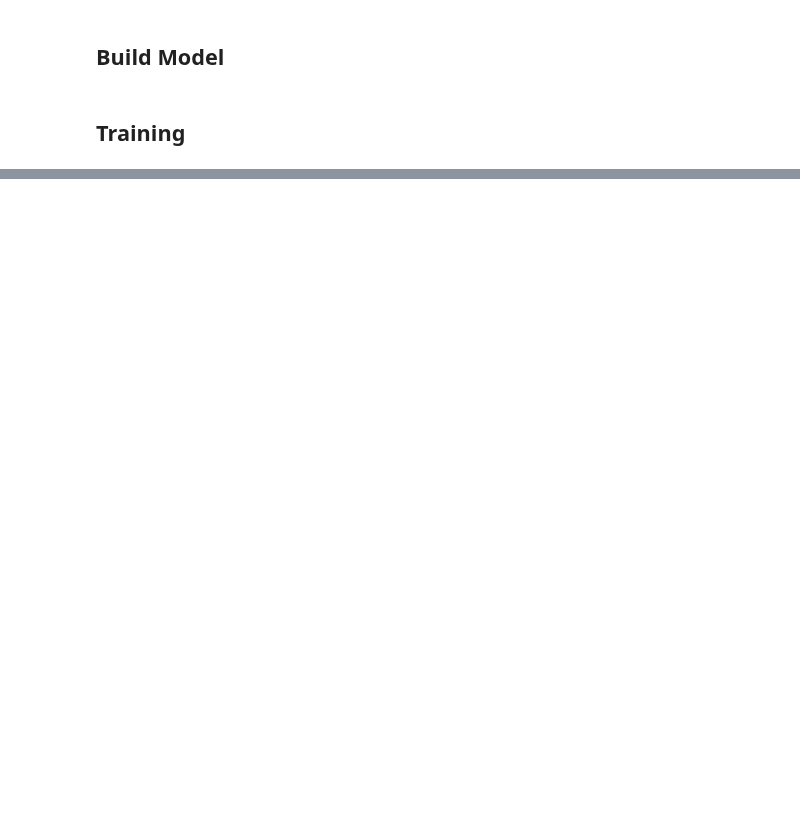
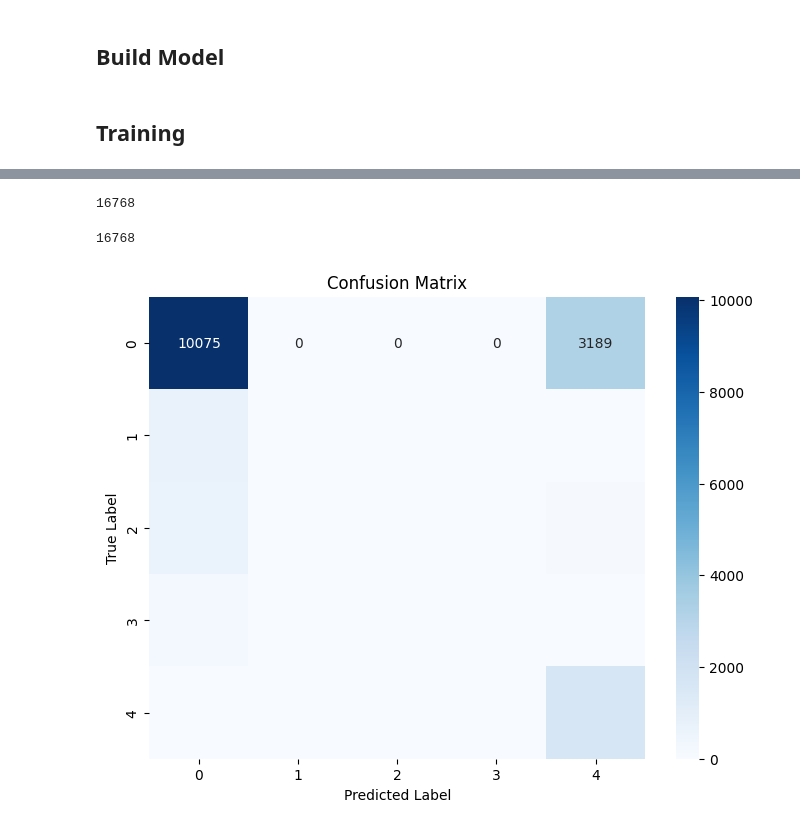
Before and after one commit to Trinhtruc1831/ECG, a Jupyter notebook: train/NewProposed_PastECG_FutureCls.ipynb, the cells around one changed output, grey strips where cells are left out. Drawn from its saved outputs; the diff is of its cells as text; code cells hidden in the pictures; blank space fills up the shorter version.

Commit message:
NEw proposed

```diff
--- a/train/NewProposed_PastECG_FutureCls.ipynb
+++ b/train/NewProposed_PastECG_FutureCls.ipynb
@@ -319,0 +296,8 @@ combined_test_loader = CombinedDataLoader(combined_test_dataset, batch_size, len
+# %%
+# Create the combined dataset
+combined_train_dataset = CombinedDataset(X_train_ECG, X_train_arr, y_train)
+combined_train_loader = CombinedDataLoader(combined_train_dataset, batch_size, len(combined_train_dataset))
+
+# Create the combined dataset
+combined_test_dataset = CombinedDataset(X_test_ECG, X_test_arr, y_test)
+combined_test_loader = CombinedDataLoader(combined_test_dataset, batch_size, len(combined_test_dataset))
@@ -368,0 +313,3 @@ print(x.shape)
+# %%
+loaded_model = tf.keras.models.load_model(f"trained/New_Proposed_CNN_{model_name_arrbranch}_PastECG_FutureCls_{minute_input}-mininput_{minute_output}-minoutput.h5")
+predictions = loaded_model.predict(combined_test_loader)
@@ -368,0 +318,23 @@ print(x.shape)
+# %%
+y_pred_all = np.argmax(predictions, axis=1)
+len(y_pred_all)
+# %% [output]
+16768
+# %%
+y_test = np.array([])
+for batch_index in range(len(combined_test_loader)):
+    y_test_batch = combined_test_loader[batch_index][1]
+    y_test = np.append(y_test, y_test_batch, axis=0)
+len(y_test)
+# %% [output]
+16768
+# %%
+conf_matrix = confusion_matrix(y_test, y_pred_all)
+plt.figure(figsize=(8, 6))
+sns.heatmap(conf_matrix, annot=True, fmt="d", cmap="Blues")
+plt.xlabel('Predicted Label')
+plt.ylabel('True Label')
+plt.title('Confusion Matrix')
+plt.show()
+# %% [output]
+[figure, added]
```
Also changed, not shown: parts of 22 cells of this notebook, 1 other file.
